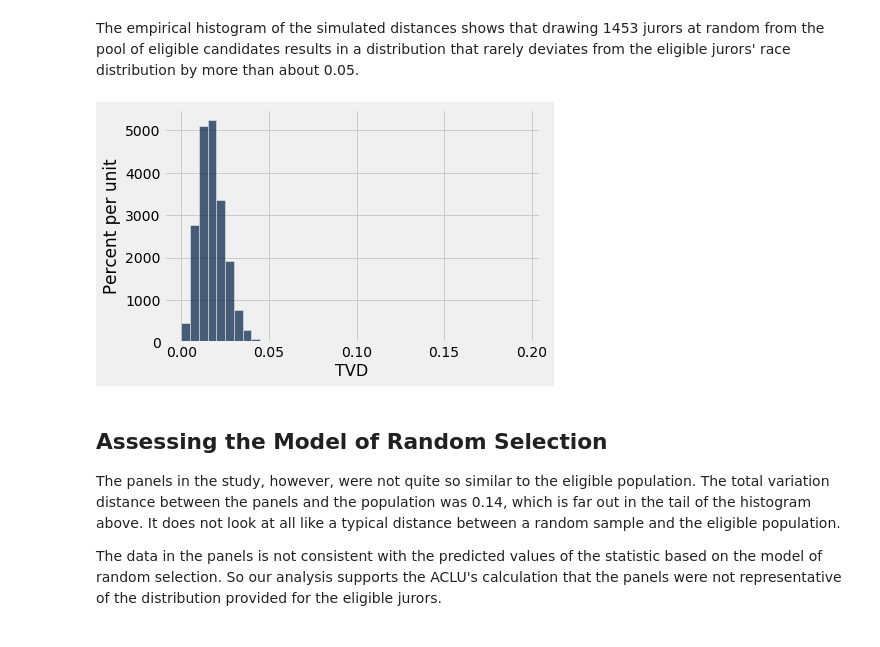
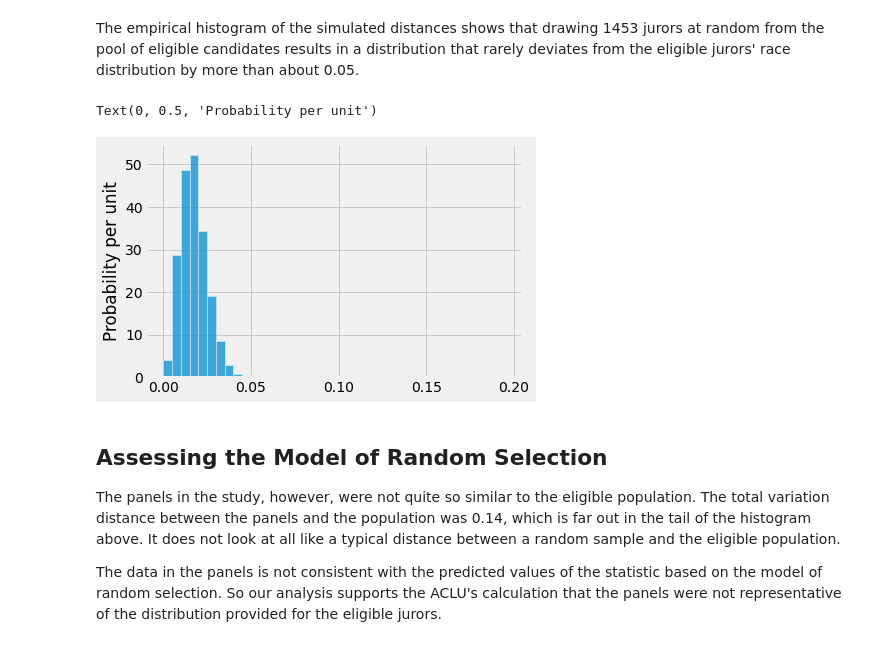
Before and after one commit to floreencia/textbook-flo, a Jupyter notebook: chapters/11/2/Multiple_Categories.ipynb, the cells around one changed output. Saved outputs shown, nothing was run; the diff lists cells and outputs as text; code cells hidden in the pictures.

```diff
--- a/chapters/11/2/Multiple_Categories.ipynb
+++ b/chapters/11/2/Multiple_Categories.ipynb
@@ -10,10 +10,3 @@ plt.style.use('fivethirtyeight')
 import seaborn as sns
 import pandas as pd
 pd.set_option('display.max_rows', 10)
-# %%
-from datascience import *
-%matplotlib inline
-path_data = '../../../../data/'
-import matplotlib.pyplot as plots
-plots.style.use('fivethirtyeight')
-import numpy as np
@@ -177,6 +157,6 @@ This agrees with the value that we computed directly without using the function.
 
 In the cell below we use the function to compute the TVD between the distributions of the eligible jurors and one random sample. This is the code for simulating one value of our statistic. Recall that `eligible_population` is the array containing the distribution of the eligible jurors.
 # %%
-sample_distribution = sample_proportions(1453, eligible_population)
+sample_distribution = np.random.multinomial(1453, eligible_population)/1453
 total_variation_distance(sample_distribution, eligible_population)
 # %% [output]
@@ -197,10 +177,10 @@ The code below simulates the statistic based on a large number of replications o
 # and the distribution of the eligible population
 
 def one_simulated_tvd():
-    sample_distribution = sample_proportions(1453, eligible_population)
+    sample_distribution = np.random.multinomial(1453, eligible_population)/1453
     return total_variation_distance(sample_distribution, eligible_population)
 # %%
-tvds = make_array()
+tvds = np.array([])
 
 repetitions = 5000
 for i in np.arange(repetitions):
@@ -208,9 +188,11 @@ for i in np.arange(repetitions):
 # %% [markdown]
 The empirical histogram of the simulated distances shows that drawing 1453 jurors at random from the pool of eligible candidates results in a distribution that rarely deviates from the eligible jurors' race distribution by more than about 0.05.
 # %%
-Table().with_column('TVD', tvds).hist(bins=np.arange(0, 0.2, 0.005))
+sns.histplot(tvds, bins=np.arange(0, 0.2, 0.005), stat='density')
+plt.ylabel('Probability per unit')
 # %% [output]
+Text(0, 0.5, 'Probability per unit')
-[figure, old version]
+[figure, new version]
 # %% [markdown]
 ## Assessing the Model of Random Selection
 
```
Also changed, not shown: parts of 8 cells of this notebook.
